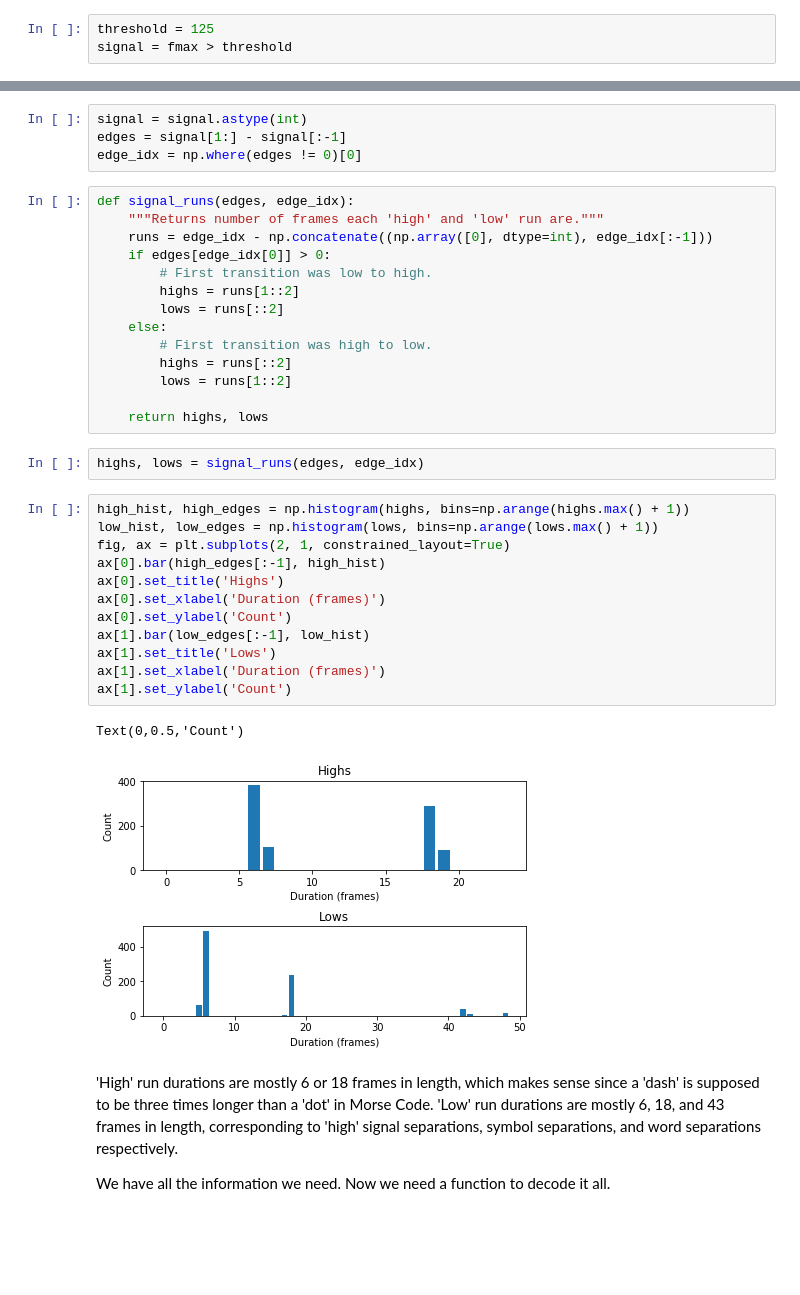
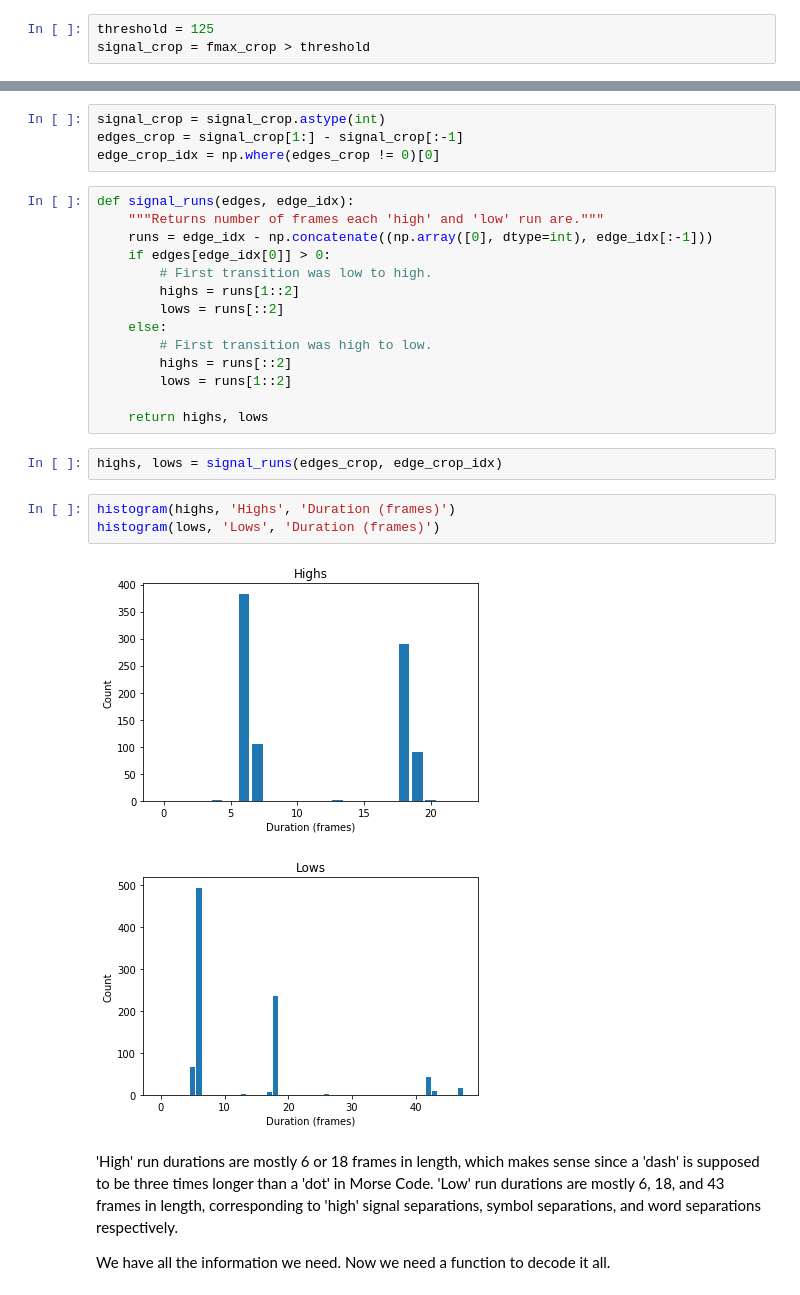
Before and after one commit to AndrewWasHere/video-morse-decoder, a Jupyter notebook: Video Morse Code.ipynb, the cells around one changed output, grey strips where cells are left out. Drawn from its saved outputs; the diff is of its cells as text; blank space fills up the shorter version.

```diff
--- a/Video Morse Code.ipynb
+++ b/Video Morse Code.ipynb
@@ -95,4 +109,4 @@ Text(0,0.5,'Max pixel value')
 This looks very promising. Looks like we can threshold the max values to determine our on/off points.
 # %%
 threshold = 125
-signal = fmax > threshold
+signal_crop = fmax_crop > threshold
@@ -109,9 +117,9 @@ Text(0,0.5,'Signal (high/low)')
 # %% [markdown]
 To turn this into Morse Code, we need to be able to distingush dots, dashes, letter breaks and word breaks. Each of those is determined by the length of a 'high' or 'low' run, and those runs are determined by the transition edges. So lets find the indexes of the transition edges, and see what our run lengths are.
 # %%
-signal = signal.astype(int)
-edges = signal[1:] - signal[:-1]
-edge_idx = np.where(edges != 0)[0]
+signal_crop = signal_crop.astype(int)
+edges_crop = signal_crop[1:] - signal_crop[:-1]
+edge_crop_idx = np.where(edges_crop != 0)[0]
 # %%
 def signal_runs(edges, edge_idx):
     """Returns number of frames each 'high' and 'low' run are."""
@@ -127,22 +135,13 @@ def signal_runs(edges, edge_idx):
 
     return highs, lows
 # %%
-highs, lows = signal_runs(edges, edge_idx)
+highs, lows = signal_runs(edges_crop, edge_crop_idx)
-# %%
-high_hist, high_edges = np.histogram(highs, bins=np.arange(highs.max() + 1))
-low_hist, low_edges = np.histogram(lows, bins=np.arange(lows.max() + 1))
-fig, ax = plt.subplots(2, 1, constrained_layout=True)
-ax[0].bar(high_edges[:-1], high_hist)
-ax[0].set_title('Highs')
-ax[0].set_xlabel('Duration (frames)')
-ax[0].set_ylabel('Count')
-ax[1].bar(low_edges[:-1], low_hist)
-ax[1].set_title('Lows')
-ax[1].set_xlabel('Duration (frames)')
-ax[1].set_ylabel('Count')
-# %% [output]
-Text(0,0.5,'Count')
-[figure, removed]
+# %%
+histogram(highs, 'Highs', 'Duration (frames)')
+histogram(lows, 'Lows', 'Duration (frames)')
+# %% [output]
+[figure, added]
+[figure, added]
 # %% [markdown]
 'High' run durations are mostly 6 or 18 frames in length, which makes sense since a 'dash' is supposed to be three times longer than a 'dot' in Morse Code. 'Low' run durations are mostly 6, 18, and 43 frames in length, corresponding to 'high' signal separations, symbol separations, and word separations respectively.
 
```
Also changed, not shown: parts of 23 cells of this notebook.
